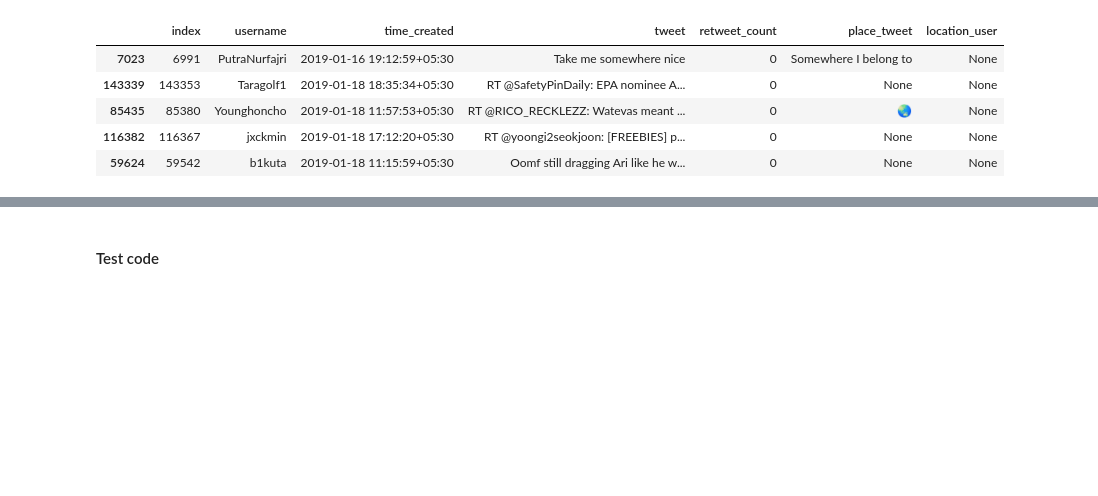
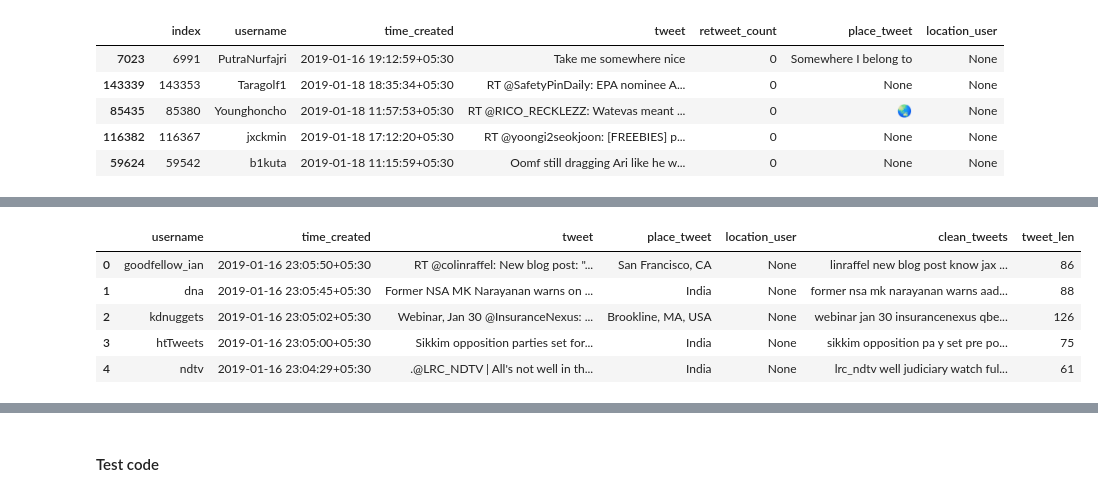
Before and after one commit to slickFix/Twitter_sentiment, a Jupyter notebook: Tweet_Sentiments.ipynb, the cells around one changed output, grey strips where cells are left out. Cells and saved outputs as stored; diff of their text form; code cells hidden in the pictures; blank space fills up the shorter version.

```diff
--- a/Tweet_Sentiments.ipynb
+++ b/Tweet_Sentiments.ipynb
@@ -143,0 +154,15 @@ plt.show()
+# %%
+df2 = getDataFrame(val2)
+# %%
+df2 = cleanTweets(df2)
+# %%
+df2 = addTweetLen(df2)
+# %%
+df2.head()
+# %% [output]
+|  | username | time_created | tweet | place_tweet | location_user | clean_tweets | tweet_len |
+| 0 | goodfellow_ian | 2019-01-16 23:05:50+05:30 | RT @colinraffel: New blog post: "... | San Francisco, CA | None | linraffel new blog post know jax ... | 86 |
+| 1 | dna | 2019-01-16 23:05:45+05:30 | Former NSA MK Narayanan warns on ... | India | None | former nsa mk narayanan warns aad... | 88 |
+| 2 | kdnuggets | 2019-01-16 23:05:02+05:30 | Webinar, Jan 30 @InsuranceNexus: ... | Brookline, MA, USA | None | webinar jan 30 insurancenexus qbe... | 126 |
+| 3 | htTweets | 2019-01-16 23:05:00+05:30 | Sikkim opposition parties set for... | India | None | sikkim opposition pa y set pre po... | 75 |
+| 4 | ndtv | 2019-01-16 23:04:29+05:30 | .@LRC_NDTV | All's not well in th... | India | None | lrc_ndtv well judiciary watch ful... | 61 |
```
Also changed, not shown: parts of 12 cells of this notebook.
